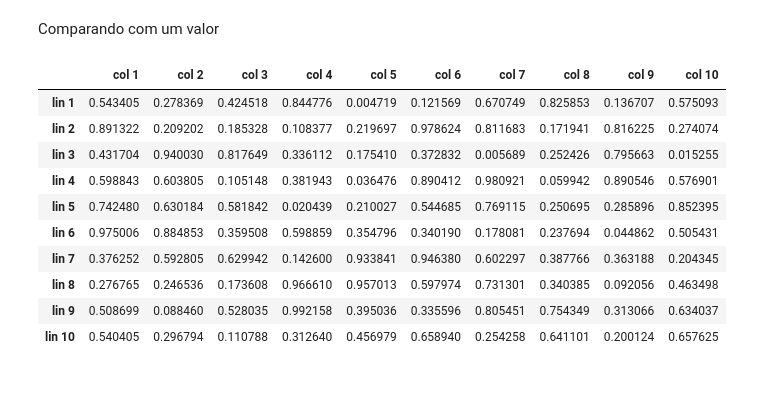
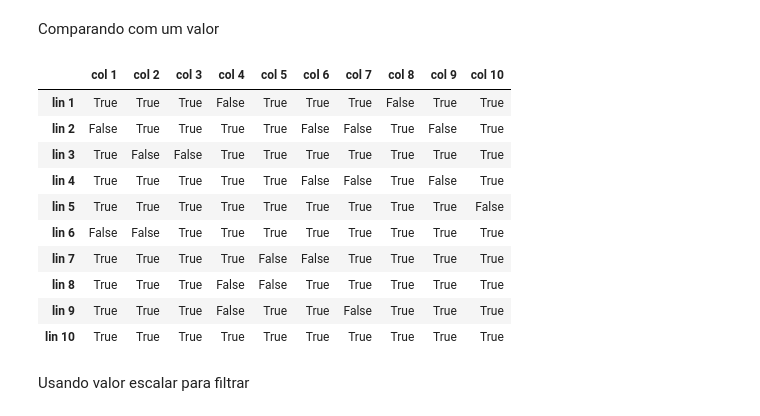
Before and after one commit to joaocbjr/Learn_DataScience, a Jupyter notebook: Cap1_Manipulação_de_dados_Básico.ipynb, the cells around one changed output. Cells and saved outputs as stored; diff of their text form; code cells hidden in the pictures; blank space fills up the shorter version.

```diff
--- a/Cap1_Manipulação_de_dados_Básico.ipynb
+++ b/Cap1_Manipulação_de_dados_Básico.ipynb
@@ -154,16 +168,23 @@ ___
 # %% [markdown]
 Comparando com um valor
-# %%
-df
-# %% [output]
-|  | col 1 | col 2 | col 3 | col 4 | col 5 | col 6 | col 7 | col 8 | col 9 | col 10 |
-| lin 1 | 0.543405 | 0.278369 | 0.424518 | 0.844776 | 0.004719 | 0.121569 | 0.670749 | 0.825853 | 0.136707 | 0.575093 |
-| lin 2 | 0.891322 | 0.209202 | 0.185328 | 0.108377 | 0.219697 | 0.978624 | 0.811683 | 0.171941 | 0.816225 | 0.274074 |
-| lin 3 | 0.431704 | 0.940030 | 0.817649 | 0.336112 | 0.175410 | 0.372832 | 0.005689 | 0.252426 | 0.795663 | 0.015255 |
-| lin 4 | 0.598843 | 0.603805 | 0.105148 | 0.381943 | 0.036476 | 0.890412 | 0.980921 | 0.059942 | 0.890546 | 0.576901 |
-| lin 5 | 0.742480 | 0.630184 | 0.581842 | 0.020439 | 0.210027 | 0.544685 | 0.769115 | 0.250695 | 0.285896 | 0.852395 |
-| lin 6 | 0.975006 | 0.884853 | 0.359508 | 0.598859 | 0.354796 | 0.340190 | 0.178081 | 0.237694 | 0.044862 | 0.505431 |
-| lin 7 | 0.376252 | 0.592805 | 0.629942 | 0.142600 | 0.933841 | 0.946380 | 0.602297 | 0.387766 | 0.363188 | 0.204345 |
-| lin 8 | 0.276765 | 0.246536 | 0.173608 | 0.966610 | 0.957013 | 0.597974 | 0.731301 | 0.340385 | 0.092056 | 0.463498 |
-| lin 9 | 0.508699 | 0.088460 | 0.528035 | 0.992158 | 0.395036 | 0.335596 | 0.805451 | 0.754349 | 0.313066 | 0.634037 |
-| lin 10 | 0.540405 | 0.296794 | 0.110788 | 0.312640 | 0.456979 | 0.658940 | 0.254258 | 0.641101 | 0.200124 | 0.657625 |
+# %%
+# nome_do_objeto < valor
+'''Você pode usar operadores de comparação (maior que e menor que) para
+  obter True / False para todos os registros para indicar a comparação
+  entre cada elemento e o valor de interesse.'''
+
+df < .8
+# %% [output]
+|  | col 1 | col 2 | col 3 | col 4 | col 5 | col 6 | col 7 | col 8 | col 9 | col 10 |
+| lin 1 | True | True | True | False | True | True | True | False | True | True |
+| lin 2 | False | True | True | True | True | False | False | True | False | True |
+| lin 3 | True | False | False | True | True | True | True | True | True | True |
+| lin 4 | True | True | True | True | True | False | False | True | False | True |
+| lin 5 | True | True | True | True | True | True | True | True | True | False |
+| lin 6 | False | False | True | True | True | True | True | True | True | True |
+| lin 7 | True | True | True | True | False | False | True | True | True | True |
+| lin 8 | True | True | True | False | False | True | True | True | True | True |
+| lin 9 | True | True | True | False | True | True | False | True | True | True |
+| lin 10 | True | True | True | True | True | True | True | True | True | True |
+# %% [markdown]
+Usando valor escalar para filtrar
```
Also changed, not shown: parts of 4 cells of this notebook.
